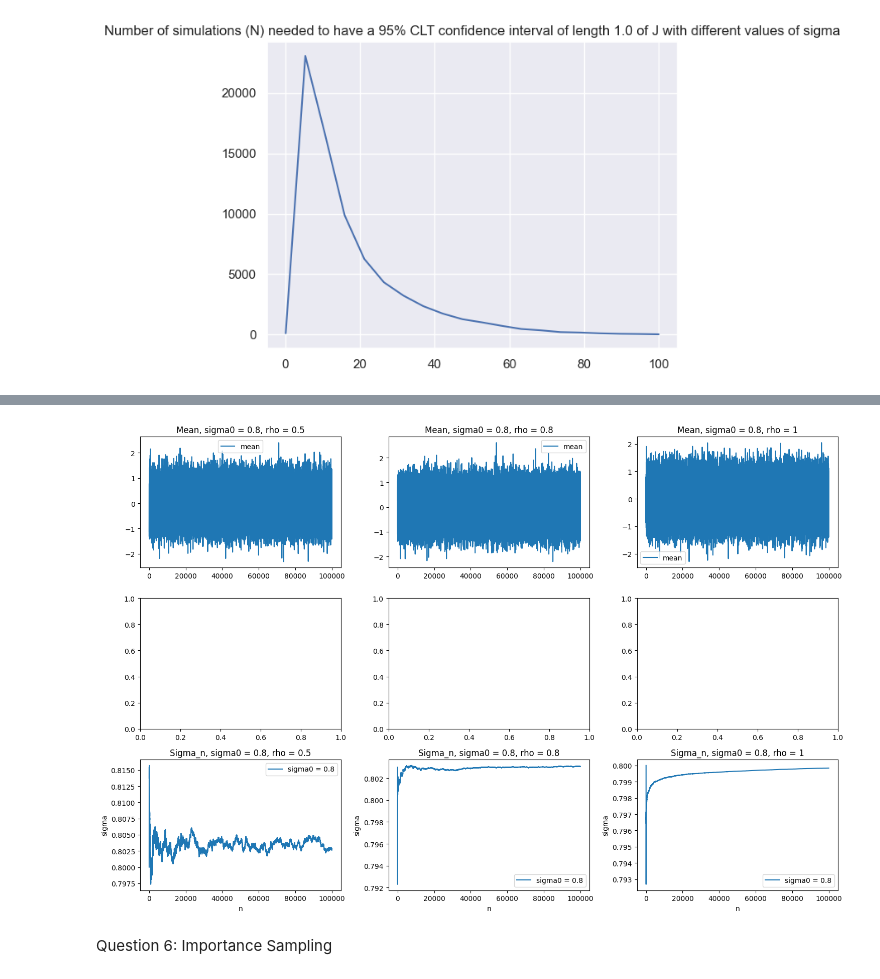
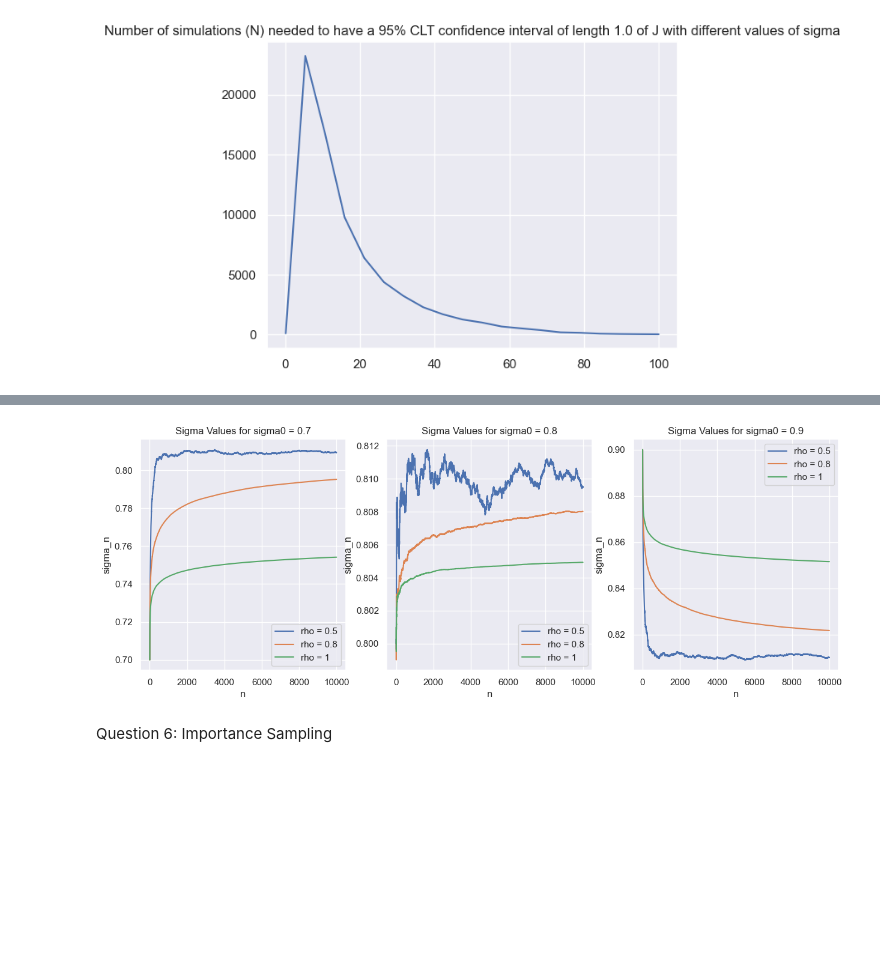
Before and after one commit to Drykx/Monte-Carlo-Project, a Jupyter notebook: Raport.ipynb, the cells around one changed output, grey strips where cells are left out. Saved outputs shown, nothing was run; the diff lists cells and outputs as text; code cells hidden in the pictures; blank space fills up the shorter version.

```diff
--- a/Raport.ipynb
+++ b/Raport.ipynb
@@ -497,7 +566,9 @@ def RM_Asian_mean_sd(n, N, rho, K, S0, T, r, I_market, m, sigma_0=1):
 # %%
-n = 100
-N = 1000
+n = 10000
+N,m = 1000,50
 K, S0, r, T, I_market = 120, 100, 0.05, 0.2, 22
+
+rho = 0.5
 sigma0_values = [0.1,0.8,2]
 
 
@@ -505,7 +576,7 @@ fig, axs = plt.subplots(2, 3, figsize=(15, 5))
 
 for i, sigma0 in enumerate(sigma0_values):
 
-    sigmas,means = RM_Asian_mean_sd(n, N, rho=0.5, K=K, S0=S0, T=T, r=r, I_market=I_market, m=30,sigma_0 = sigma0)
+    sigmas,means = RM_Asian_mean(n, N, rho = rho, K = K, S0 = S0, T = T, r = r, I_market = I_market, m = m,sigma_0 = sigma0)
 
     # Plotting means in the first column
     axs[0, i].plot(means, label='mean')
@@ -514,8 +585,8 @@ for i, sigma0 in enumerate(sigma0_values):
     axs[0, i].legend()
 
     # Plotting sigma values in the third column
-    axs[1, i].plot(range(n), sigmas, label=f'sigma0 = {sigma0}')
-    axs[1, i].set_title(f'Sigma Values for sigma0 = {sigma0}')
+    axs[1, i].plot(range(n), sigmas, label=f'sigma0 = {sigma_0}')
+    axs[1, i].set_title(f'Sigma Values for sigma0 = {sigma_0}')
     axs[1, i].legend()
     axs[1, i].set_xlabel('n')
     axs[1, i].set_ylabel('sigma')
@@ -565,34 +598,23 @@ plt.show()
 # %%
 n = 10000
-N = 1000
+N,m = 4000,50
 K, S0, r, T, I_market = 120, 100, 0.05, 0.2, 22
-sigma0 = 0.8
+
+sigma_0_values = [0.7,0.8,0.9]
 rho_values = [0.5,0.8,1]
 
+fig, axes = plt.subplots(1,len(sigma0_values), figsize=(15, 5))
 
-# Creating a 3x3 grid of plots
-fig, axs = plt.subplots(3, 2, figsize=(15, 10))  # 3 rows, 3 columns
-
-for i, rho in enumerate(rho_values):
-
-    sigmas,means,sds = RM_Asian_mean_sd(n, N, rho= rho, K=K, S0=S0, T=T, r=r, I_market=I_market, m=30,sigma_0 = sigma0)
-
-    # Plotting means in the first column
-    axs[0, i].plot(range(n), means, label='mean')
-    axs[0, i].set_title(f'Mean, sigma0 = {sigma0}, rho = {rho}')
-    axs[0, i].legend()
-
-    # Plotting sigma values in the third column
-    axs[2, i].plot(range(n), sigmas, label=f'sigma0 = {sigma0}')
-    axs[2, i].set_title(f'Sigma_n, sigma0 = {sigma0}, rho = {rho}')
-    axs[2, i].legend()
-    axs[2, i].set_xlabel('n')
-    axs[2, i].set_ylabel('sigma')
-
-plt.tight_layout()
-plt.show()
+for i, sigma_0 in enumerate(sigma_0_values):
+    for j,rho in enumerate(rho_values):
+        sigmas= RM_Asian(n, N, rho = rho, K = K, S0 = S0, T = T, r = r, I_market = I_market, m = m,sigma_0 = sigma_0)
+        axes[i].plot(sigmas, label=f'rho = {rho}')
+        axes[i].set_title(f'Sigma Values for sigma0 = {sigma_0}')
+    axes[i].legend()
+    axes[i].set_xlabel('n')
+    axes[i].set_ylabel('sigma_n')
 # %% [output]
-[figure, old version]
+[figure, new version]
 # %% [markdown]
 Question 6: Importance Sampling
 # %%
```
Also changed, not shown: parts of 29 cells of this notebook.
